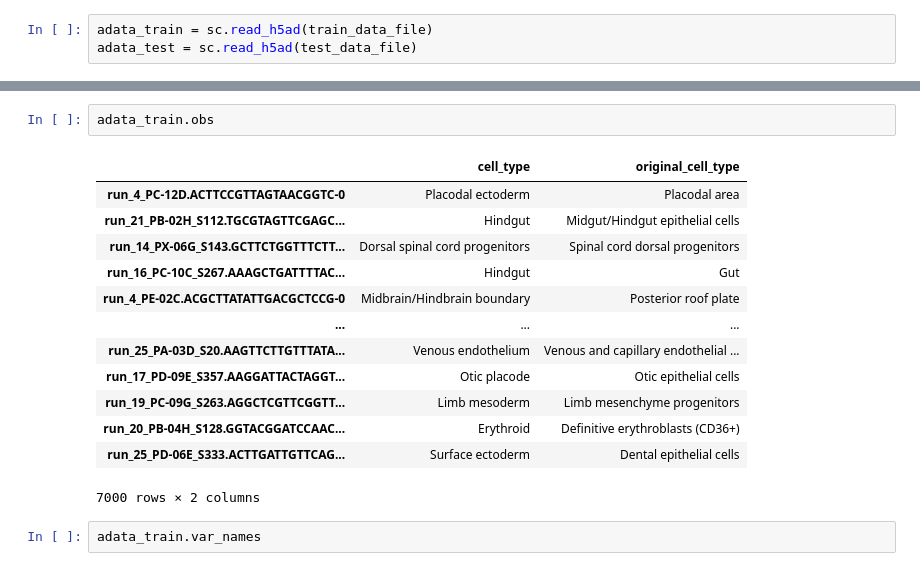
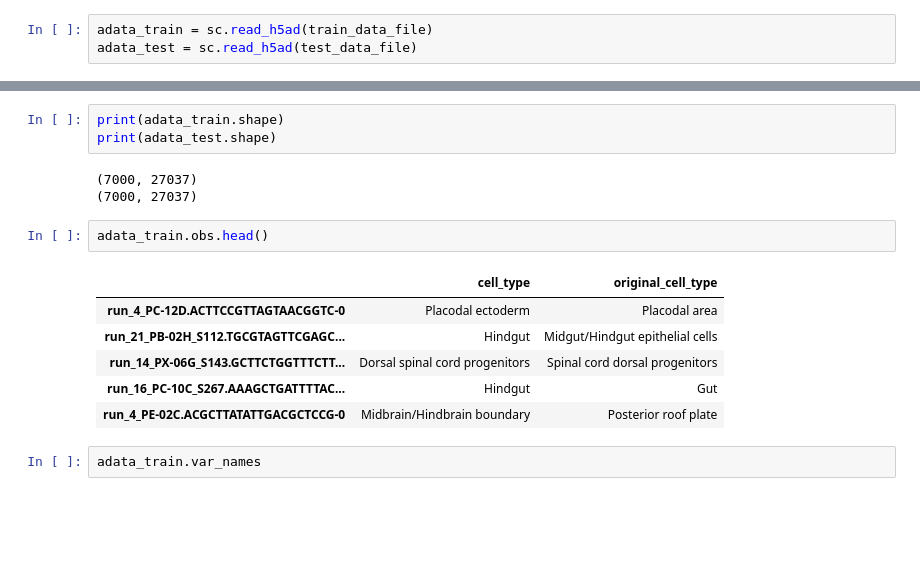
Before and after one commit to easwaranramamurthy/cell-type-classification, a Jupyter notebook: src/01_preprocess_sc_data.ipynb, the cells around one changed output, grey strips where cells are left out. Saved outputs shown, nothing was run; the diff lists cells and outputs as text; blank space fills up the shorter version.

```diff
--- a/src/01_preprocess_sc_data.ipynb
+++ b/src/01_preprocess_sc_data.ipynb
@@ -31,19 +12,18 @@ matrix([[0., 0., 0., 0., 0., 0., 0., 0., 1., 1.],
+# %%
+print(adata_train.shape)
+print(adata_test.shape)
+# %% [output]
+(7000, 27037)
+(7000, 27037)
 # %%
-adata_train.obs
+adata_train.obs.head()
 # %% [output]
 |  | cell_type | original_cell_type |
 | run_4_PC-12D.ACTTCCGTTAGTAACGGTC-0 | Placodal ectoderm | Placodal area |
 | run_21_PB-02H_S112.TGCGTAGTTCGAGC... | Hindgut | Midgut/Hindgut epithelial cells |
 | run_14_PX-06G_S143.GCTTCTGGTTTCTT... | Dorsal spinal cord progenitors | Spinal cord dorsal progenitors |
 | run_16_PC-10C_S267.AAAGCTGATTTTAC... | Hindgut | Gut |
 | run_4_PE-02C.ACGCTTATATTGACGCTCCG-0 | Midbrain/Hindbrain boundary | Posterior roof plate |
-| ... | ... | ... |
-| run_25_PA-03D_S20.AAGTTCTTGTTTATA... | Venous endothelium | Venous and capillary endothelial ... |
-| run_17_PD-09E_S357.AAGGATTACTAGGT... | Otic placode | Otic epithelial cells |
-| run_19_PC-09G_S263.AGGCTCGTTCGGTT... | Limb mesoderm | Limb mesenchyme progenitors |
-| run_20_PB-04H_S128.GGTACGGATCCAAC... | Erythroid | Definitive erythroblasts (CD36+) |
-| run_25_PD-06E_S333.ACTTGATTGTTCAG... | Surface ectoderm | Dental epithelial cells |
-7000 rows × 2 columns
 # %%
 adata_train.var_names
 # %% [output]
```
Also changed, not shown: parts of 40 cells of this notebook.
